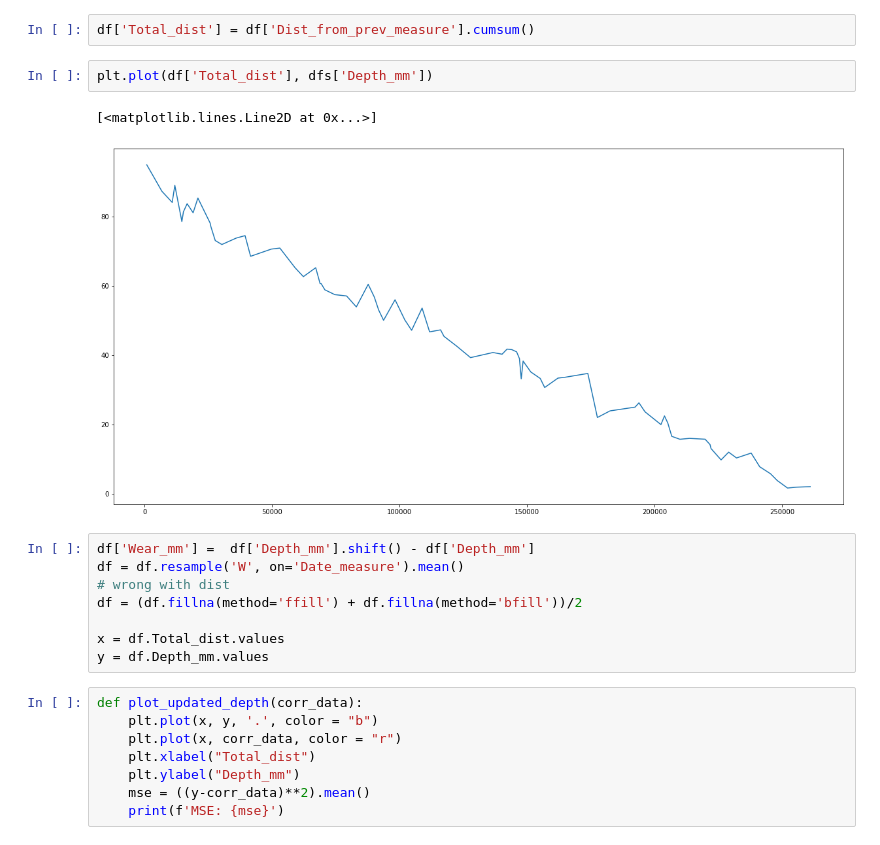
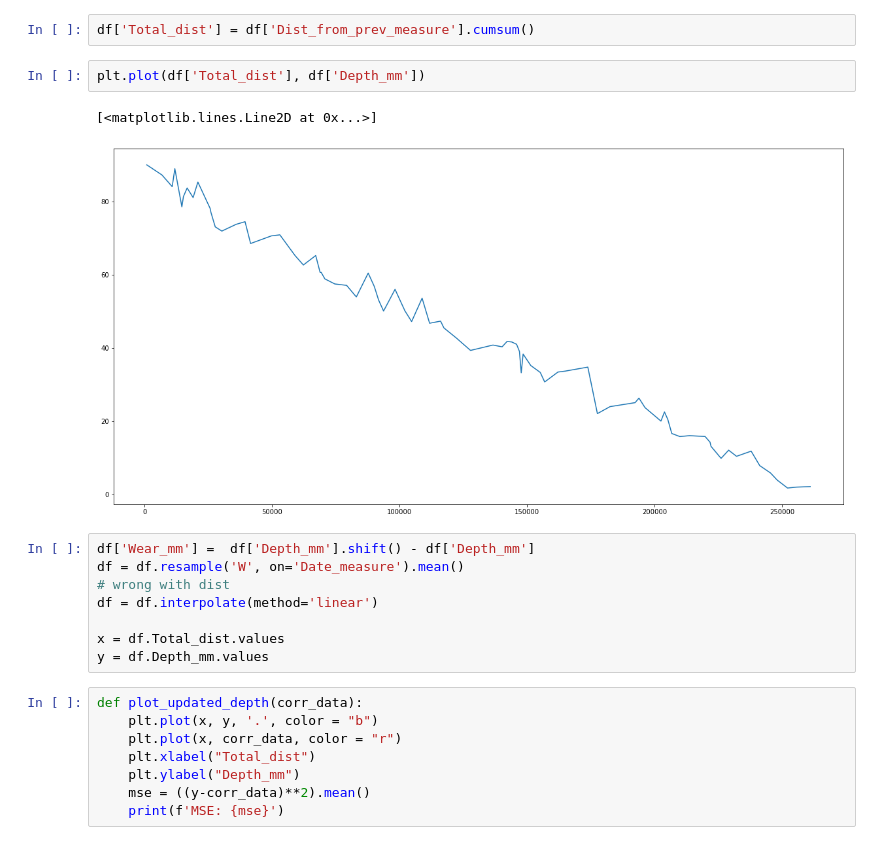
Before and after one commit to andrey-bat/test_tasks, a Jupyter notebook: Digital_logistics_DS_only_tasks.ipynb, the cells around one changed output. Cells and saved outputs as stored; diff of their text form.

```diff
--- a/Digital_logistics_DS_only_tasks.ipynb
+++ b/Digital_logistics_DS_only_tasks.ipynb
@@ -72,15 +87,15 @@ df.loc[df.Depth_mm>90, 'Depth_mm'] = 90
 # %%
 df['Total_dist'] = df['Dist_from_prev_measure'].cumsum()
 # %%
-plt.plot(df['Total_dist'], dfs['Depth_mm'])
+plt.plot(df['Total_dist'], df['Depth_mm'])
 # %% [output]
 [<matplotlib.lines.Line2D at 0x...>]
-[figure, old version]
+[figure, new version]
 # %%
 df['Wear_mm'] =  df['Depth_mm'].shift() - df['Depth_mm']
 df = df.resample('W', on='Date_measure').mean()
 # wrong with dist
-df = (df.fillna(method='ffill') + df.fillna(method='bfill'))/2
+df = df.interpolate(method='linear')
 
 x = df.Total_dist.values
 y = df.Depth_mm.values
```
Also changed, not shown: parts of 6 cells of this notebook.
